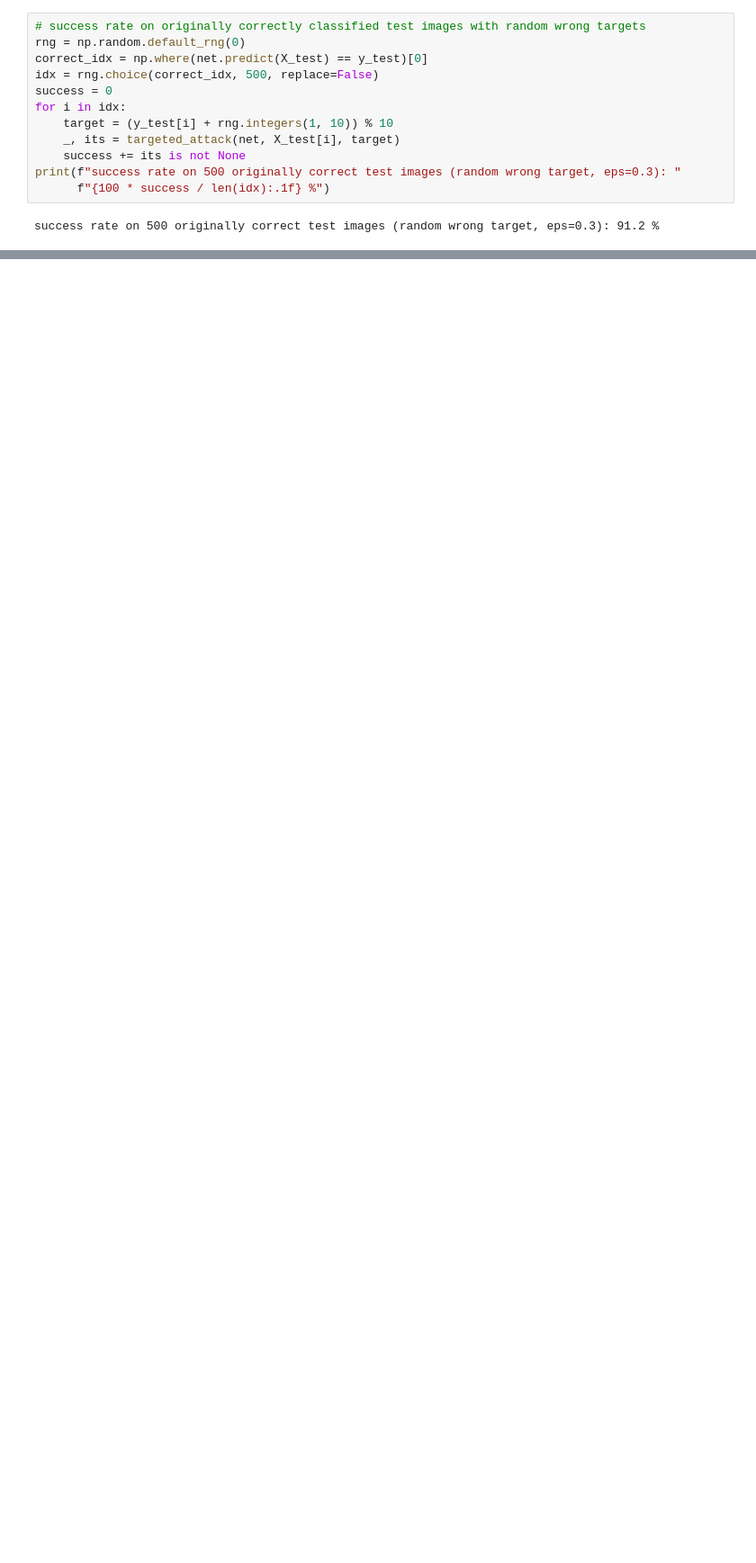
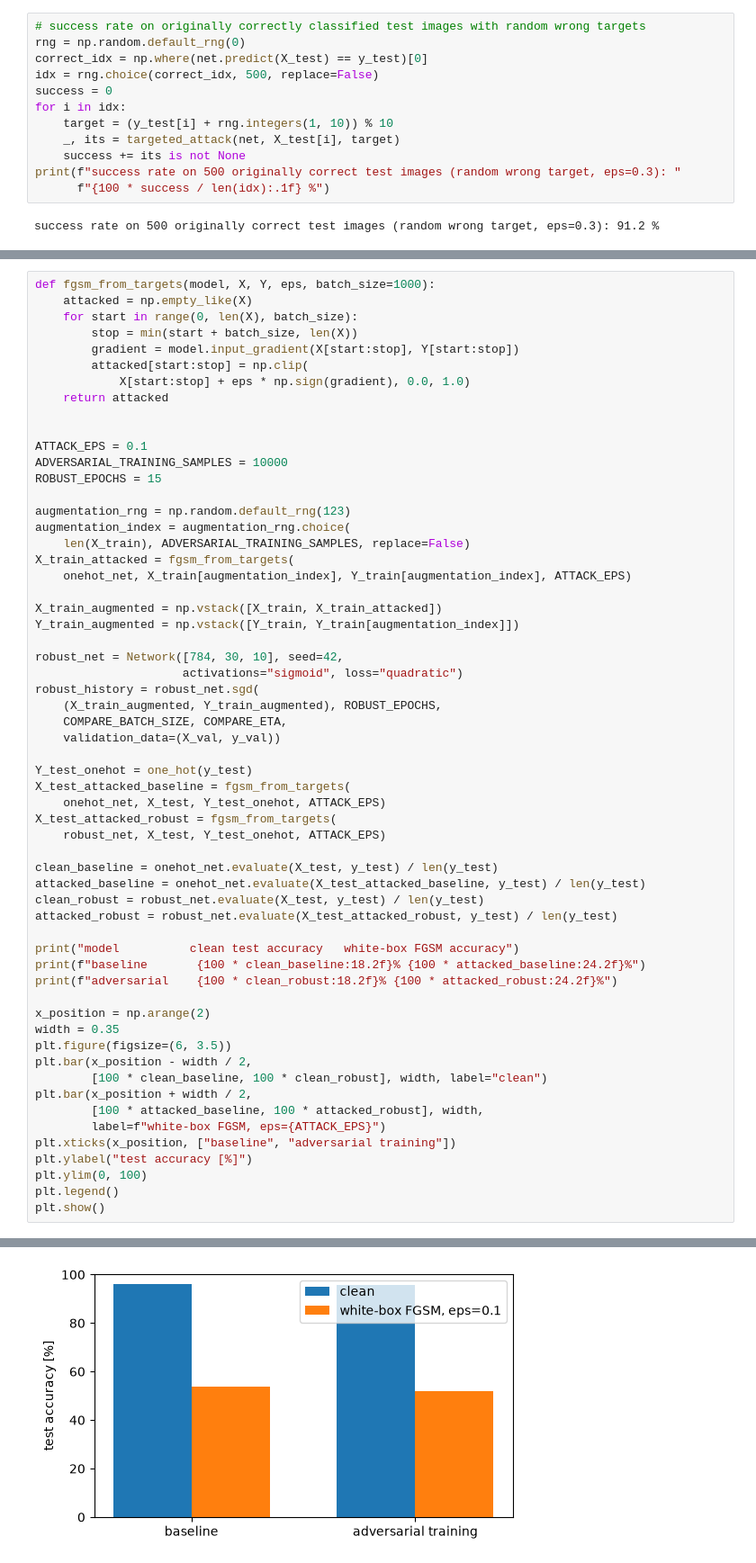
Before and after one commit to NightingaleCen/FMNN25, a Jupyter notebook: project2/project2.ipynb, the cells around one changed output, grey strips where cells are left out. Shown at 90% size. Drawn from its saved outputs; the diff is of its cells as text; blank space fills up the shorter version.

```diff
--- a/project2/project2.ipynb
+++ b/project2/project2.ipynb
@@ -449,0 +734,60 @@ success rate on 500 originally correct test images (random wrong target, eps=0.3
+# %%
+def fgsm_from_targets(model, X, Y, eps, batch_size=1000):
+    attacked = np.empty_like(X)
+    for start in range(0, len(X), batch_size):
+        stop = min(start + batch_size, len(X))
+        gradient = model.input_gradient(X[start:stop], Y[start:stop])
+        attacked[start:stop] = np.clip(
+            X[start:stop] + eps * np.sign(gradient), 0.0, 1.0)
+    return attacked
+
+
+ATTACK_EPS = 0.1
+ADVERSARIAL_TRAINING_SAMPLES = 10000
+ROBUST_EPOCHS = 15
+
+augmentation_rng = np.random.default_rng(123)
+augmentation_index = augmentation_rng.choice(
+    len(X_train), ADVERSARIAL_TRAINING_SAMPLES, replace=False)
+X_train_attacked = fgsm_from_targets(
+    onehot_net, X_train[augmentation_index], Y_train[augmentation_index], ATTACK_EPS)
+
+X_train_augmented = np.vstack([X_train, X_train_attacked])
+Y_train_augmented = np.vstack([Y_train, Y_train[augmentation_index]])
+
+robust_net = Network([784, 30, 10], seed=42,
+                     activations="sigmoid", loss="quadratic")
+robust_history = robust_net.sgd(
+    (X_train_augmented, Y_train_augmented), ROBUST_EPOCHS,
+    COMPARE_BATCH_SIZE, COMPARE_ETA,
+    validation_data=(X_val, y_val))
+
+Y_test_onehot = one_hot(y_test)
+X_test_attacked_baseline = fgsm_from_targets(
+    onehot_net, X_test, Y_test_onehot, ATTACK_EPS)
+X_test_attacked_robust = fgsm_from_targets(
+    robust_net, X_test, Y_test_onehot, ATTACK_EPS)
+
+clean_baseline = onehot_net.evaluate(X_test, y_test) / len(y_test)
+attacked_baseline = onehot_net.evaluate(X_test_attacked_baseline, y_test) / len(y_test)
+clean_robust = robust_net.evaluate(X_test, y_test) / len(y_test)
+attacked_robust = robust_net.evaluate(X_test_attacked_robust, y_test) / len(y_test)
+
+print("model          clean test accuracy   white-box FGSM accuracy")
+print(f"baseline       {100 * clean_baseline:18.2f}% {100 * attacked_baseline:24.2f}%")
+print(f"adversarial    {100 * clean_robust:18.2f}% {100 * attacked_robust:24.2f}%")
+
+x_position = np.arange(2)
+width = 0.35
+plt.figure(figsize=(6, 3.5))
+plt.bar(x_position - width / 2,
+        [100 * clean_baseline, 100 * clean_robust], width, label="clean")
+plt.bar(x_position + width / 2,
+        [100 * attacked_baseline, 100 * attacked_robust], width,
+        label=f"white-box FGSM, eps={ATTACK_EPS}")
+plt.xticks(x_position, ["baseline", "adversarial training"])
+plt.ylabel("test accuracy [%]")
+plt.ylim(0, 100)
+plt.legend()
+plt.show()
+# %% [output]
@@ -449,0 +812 @@ success rate on 500 originally correct test images (random wrong target, eps=0.3
+[figure, added]
```
Also changed, not shown: parts of 14 cells of this notebook.
